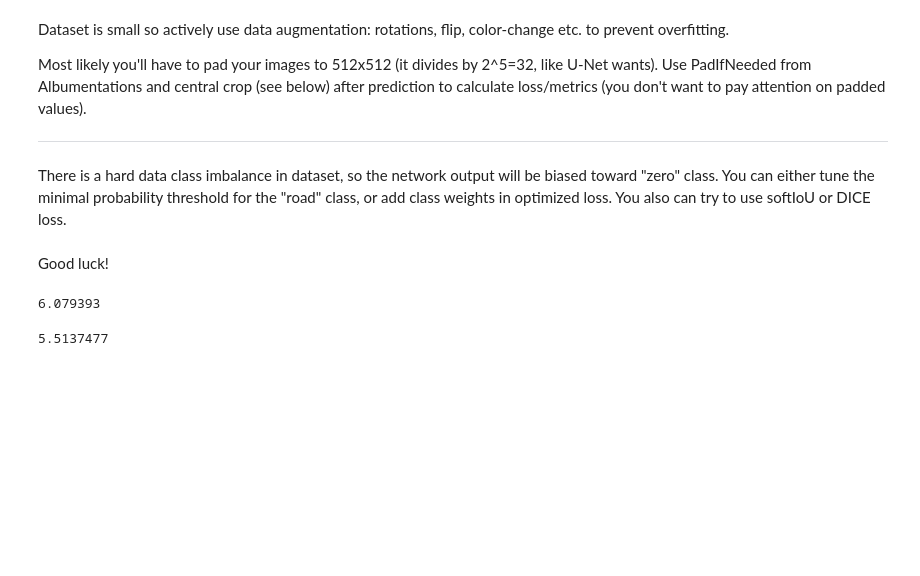
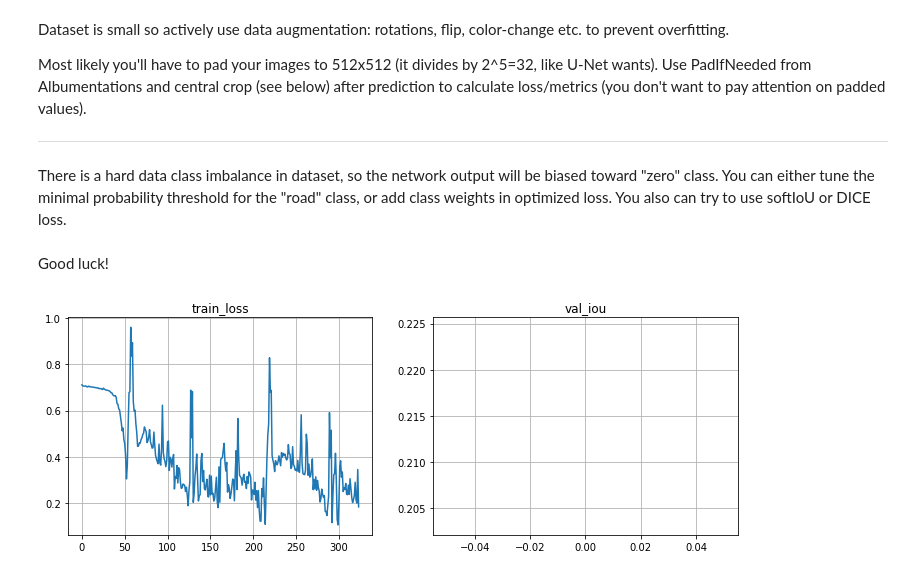
Before and after one commit to cyandjinnie/deep_vision_and_graphics, a Jupyter notebook: homework02/homework-part1-segmentation.ipynb, the cells around one changed output. Saved outputs shown, nothing was run; the diff lists cells and outputs as text; code cells hidden in the pictures; blank space fills up the shorter version.

```diff
--- a/homework02/homework-part1-segmentation.ipynb
+++ b/homework02/homework-part1-segmentation.ipynb
@@ -321,12 +336,10 @@ criterion = nn.CrossEntropyLoss()
 def balanced_segmentation_loss(ground_truth_mask, predicted_mask_probs):
     road_thres = 0.6
 
-    ground_truth_mask = central_crop(ground_truth_mask, size=ORIGIN_IMAGE_SIZE)
-    predicted_mask_probs = central_crop(predicted_mask_probs, size=ORIGIN_IMAGE_SIZE)
-
     loss = criterion(predicted_mask_probs, ground_truth_mask.squeeze(dim=1).type(torch.LongTensor))
     road_class_volume = torch.flatten(ground_truth_mask, start_dim=1).mean(dim=1)
 
-    balance_multiplier = (1 - road_class_volume) / road_class_volume
+    # balance_multiplier = (1 - road_class_volume) / (road_class_volume + 1e-10)
+    balance_multiplier = 1
 
     return (balance_multiplier * loss).mean()
@@ -333,4 +348,4 @@ def balanced_segmentation_loss(ground_truth_mask, predicted_mask_probs):
 # %%
 loss_fn = balanced_segmentation_loss
-model = UNetModel()
-opt = torch.optim.SGD(model.parameters(), lr=1e-3)
+model = UNetModel().to(device)
+opt = torch.optim.Adam(model.parameters(), lr=1e-4)
@@ -340,32 +355,54 @@ data_loader = DataLoader(train_dataset, batch_size=1)
+# %%
+data_loader = DataLoader(train_dataset, batch_size=4)
+# %%
+from IPython.display import clear_output
+from tqdm import tqdm, trange
+
+n_epochs = 1
+
+metrics = {'train_loss': [], 'val_iou': [] }
+step = 0
 # %%
-from IPython.display import clear_output
-from tqdm import tqdm, trange
-
-n_epochs = 20
-
-metrics = {'train_loss': [], 'val_iou': [] }
+model.train()
 
 for epoch in range(n_epochs):
-    for x_batch, y_batch in tqdm(data_loader):
-        preds = model(x_batch.to(device))
+    loss_history = []
+    average_loss = np.inf
 
-        loss = loss_fn(y_batch, preds)
-        metrics['train_loss'].append(float(loss))
+    pbar = tqdm(data_loader, desc=f"epoch {epoch}")
+    for x_batch, y_batch in pbar:
+        cuda_batch = x_batch.to(device)
+
+        opt.zero_grad()
+
+        preds = model(cuda_batch)
+        loss = loss_fn(y_batch.to(device), preds)
+
+        metrics['train_loss'].append((step, loss.item()))
+        loss_history.append(loss.item())
+        average_loss = sum(loss_history) / len(loss_history)
+        step += 1
+
+        pbar.set_description(f"epoch {epoch} | avg. loss {average_loss}")
 
         loss.backward()
         opt.step()
-        opt.zero_grad()
 
-    metrics['val_iou'].append((epoch, evaluate(model)))
+        del preds, cuda_batch
+        torch.cuda.empty_cache()
 
-    clear_output(True)
+    print("Evaluating... ", end='')
+    score = evaluate(model)
+    print(f"score {score}")
+    metrics['val_iou'].append((epoch, score))
+
+    clear_output(wait=True)
     plt.figure(figsize=(12,4))
     for i, (name, history) in enumerate(sorted(metrics.items())):
         plt.subplot(1, len(metrics), i + 1)
         plt.title(name)
         plt.plot(*zip(*history))
         plt.grid()
     plt.show()
 # %% [output]
-6.079393
-5.5137477
+[figure, added]
```
Also changed, not shown: parts of 23 cells of this notebook.
